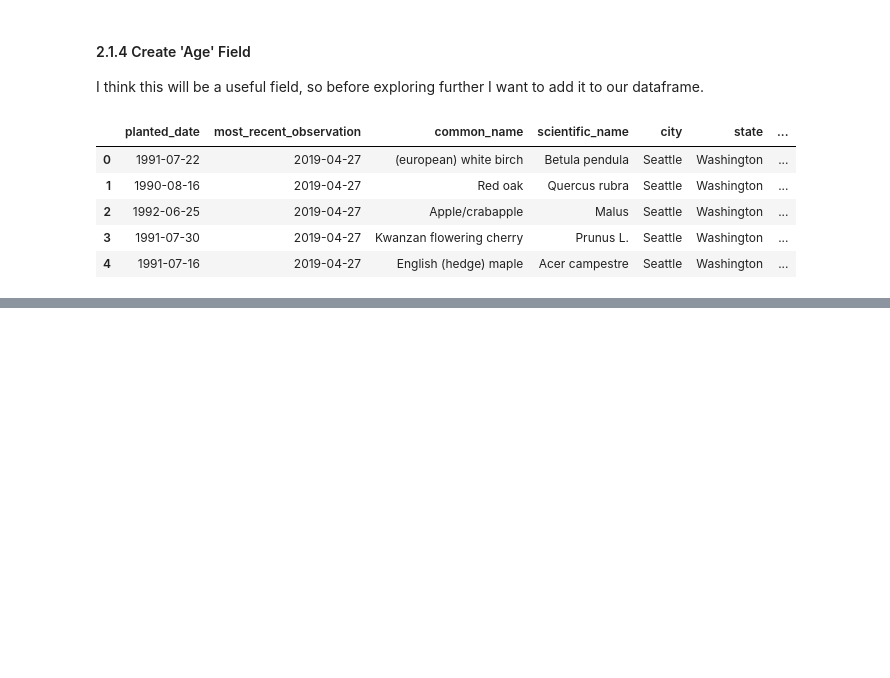
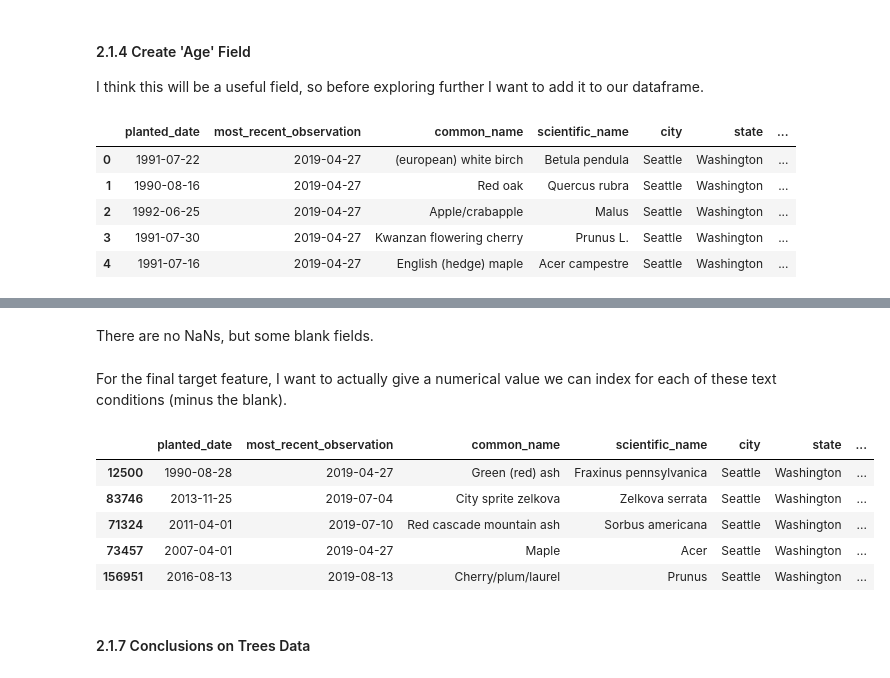
Before and after one commit to BrettlyCD/seattle-trees-project, a Jupyter notebook: 01_data_wrangling_st.ipynb, the cells around one changed output, grey strips where cells are left out. Cells and saved outputs as stored; diff of their text form; code cells hidden in the pictures; blank space fills up the shorter version.

```diff
--- a/01_data_wrangling_st.ipynb
+++ b/01_data_wrangling_st.ipynb
@@ -200,0 +323,35 @@ trees.head()
+# %% [markdown]
+There are no NaNs, but some blank fields.
+# %% [markdown]
+For the final target feature, I want to actually give a numerical value we can index for each of these text conditions (minus the blank).
+# %%
+def cond_assign(cond):
+    if cond == 'excellent':
+        index = 5
+    elif cond == 'good':
+        index = 4
+    elif cond == 'fair':
+        index = 3
+    elif cond == 'poor':
+        index = 2
+    elif cond == 'dead/dying':
+        index = 1
+    else:
+        index = None
+
+    return index
+# %%
+test_trees = trees.sample(5, replace=False)
+
+test_trees['condition_index'] = trees['condition'].apply(cond_assign)
+# %%
+test_trees
+# %% [output]
+|  | planted_date | most_recent_observation | common_name | scientific_name | city | state | ... |
+| 12500 | 1990-08-28 | 2019-04-27 | Green (red) ash | Fraxinus pennsylvanica | Seattle | Washington | ... |
+| 83746 | 2013-11-25 | 2019-07-04 | City sprite zelkova | Zelkova serrata | Seattle | Washington | ... |
+| 71324 | 2011-04-01 | 2019-07-10 | Red cascade mountain ash | Sorbus americana | Seattle | Washington | ... |
+| 73457 | 2007-04-01 | 2019-04-27 | Maple | Acer | Seattle | Washington | ... |
+| 156951 | 2016-08-13 | 2019-08-13 | Cherry/plum/laurel | Prunus | Seattle | Washington | ... |
+# %% [markdown]
+#### 2.1.7 Conclusions on Trees Data
```
Also changed, not shown: parts of 26 cells of this notebook.
